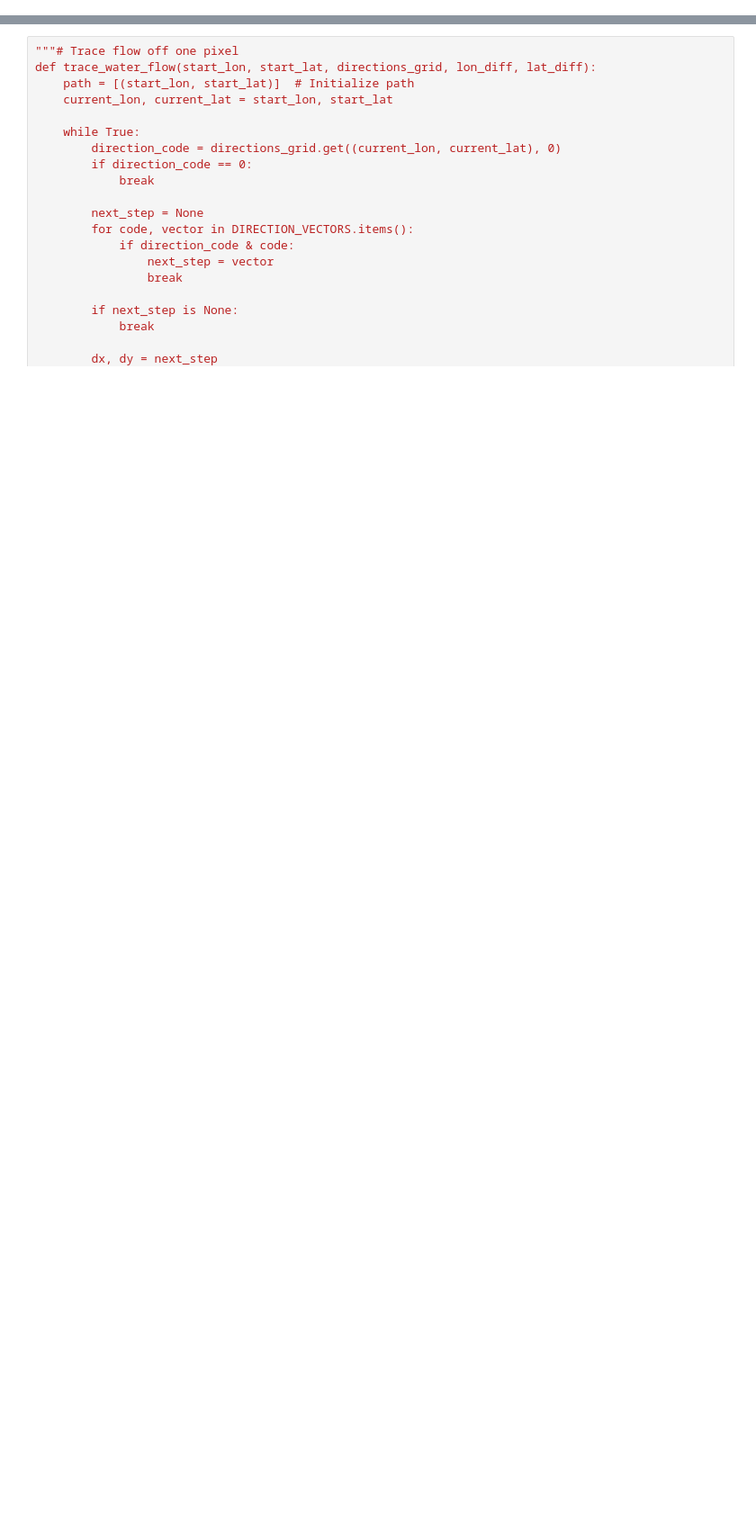
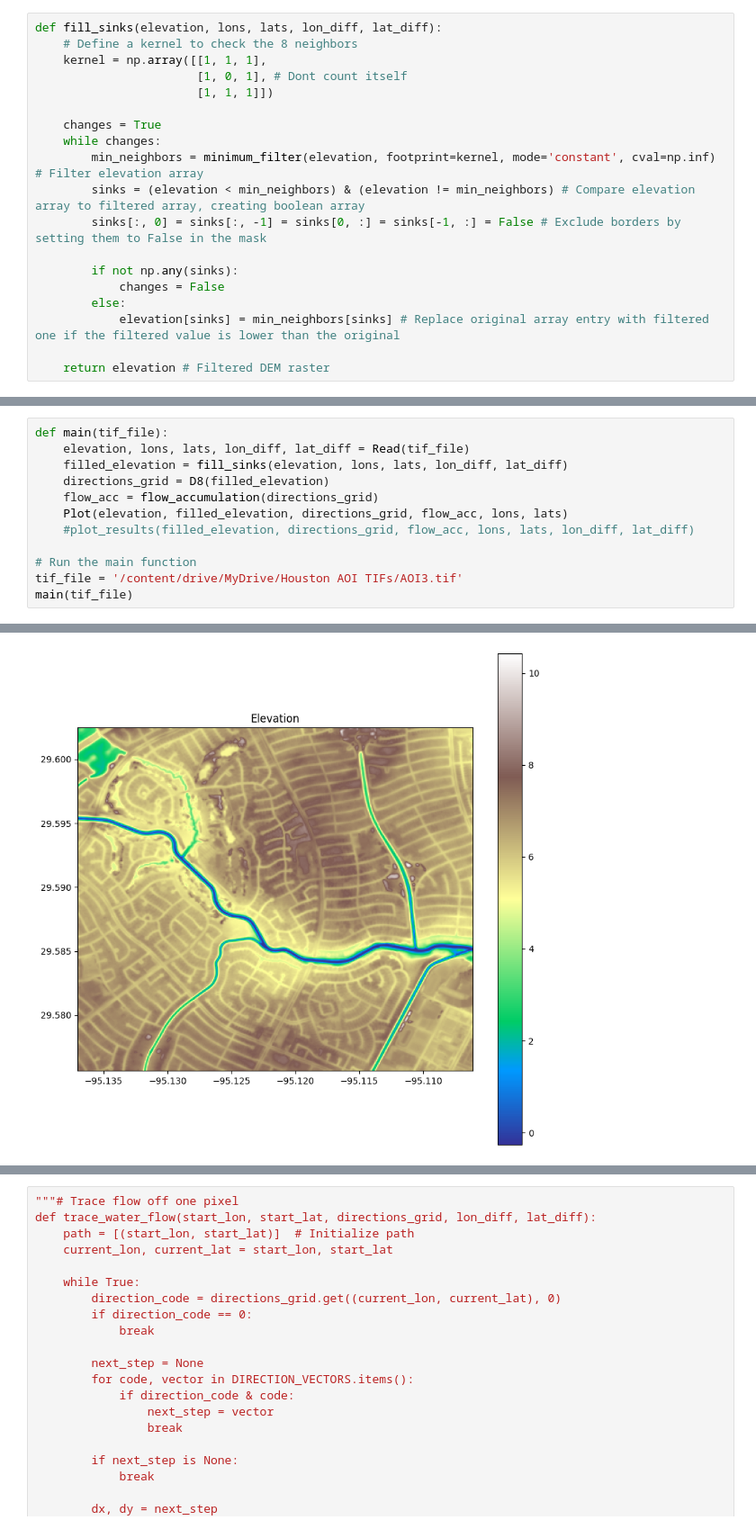
Before and after one commit to dsk2025/SEES-2024-Flooding-Model, a Jupyter notebook: SEES_Flood_Tracker.ipynb, the cells around one changed output, grey strips where cells are left out. Shown at 90% size. Cells and saved outputs as stored; diff of their text form; blank space fills up the shorter version.

```diff
--- a/SEES_Flood_Tracker.ipynb
+++ b/SEES_Flood_Tracker.ipynb
@@ -135,0 +53,19 @@ def plot_directions(directions_grid):
+# %%
+def fill_sinks(elevation, lons, lats, lon_diff, lat_diff):
+    # Define a kernel to check the 8 neighbors
+    kernel = np.array([[1, 1, 1],
+                       [1, 0, 1], # Dont count itself
+                       [1, 1, 1]])
+
+    changes = True
+    while changes:
+        min_neighbors = minimum_filter(elevation, footprint=kernel, mode='constant', cval=np.inf) # Filter elevation array
+        sinks = (elevation < min_neighbors) & (elevation != min_neighbors) # Compare elevation array to filtered array, creating boolean array
+        sinks[:, 0] = sinks[:, -1] = sinks[0, :] = sinks[-1, :] = False # Exclude borders by setting them to False in the mask
+
+        if not np.any(sinks):
+            changes = False
+        else:
+            elevation[sinks] = min_neighbors[sinks] # Replace original array entry with filtered one if the filtered value is lower than the original
+
+    return elevation # Filtered DEM raster
@@ -135,0 +209,13 @@ def plot_directions(directions_grid):
+# %%
+def main(tif_file):
+    elevation, lons, lats, lon_diff, lat_diff = Read(tif_file)
+    filled_elevation = fill_sinks(elevation, lons, lats, lon_diff, lat_diff)
+    directions_grid = D8(filled_elevation)
+    flow_acc = flow_accumulation(directions_grid)
+    Plot(elevation, filled_elevation, directions_grid, flow_acc, lons, lats)
+    #plot_results(filled_elevation, directions_grid, flow_acc, lons, lats, lon_diff, lat_diff)
+
+# Run the main function
+tif_file = '/content/drive/MyDrive/Houston AOI TIFs/AOI3.tif'
+main(tif_file)
+# %% [output]
@@ -135,0 +224 @@ def plot_directions(directions_grid):
+[figure, added]
```
Also changed, not shown: parts of 14 cells of this notebook.
